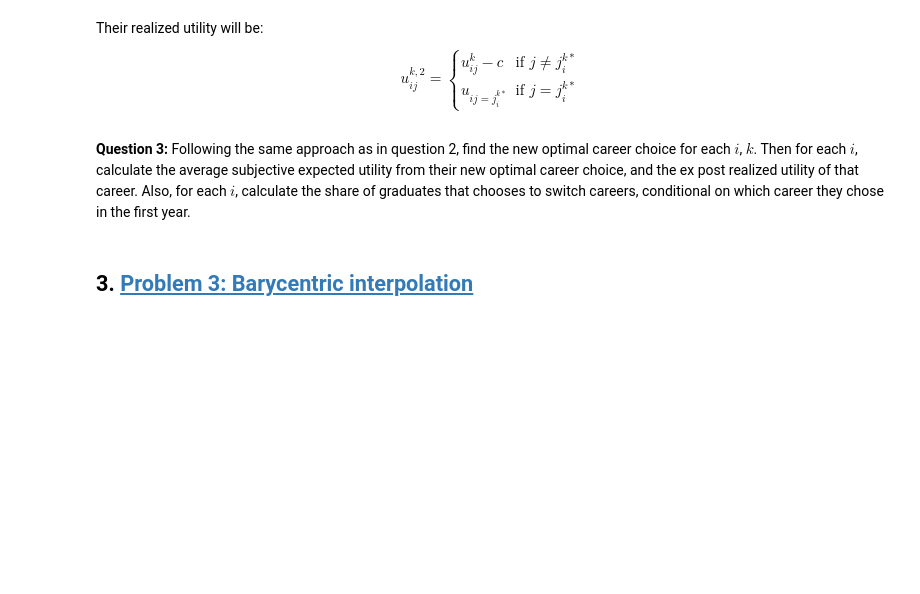
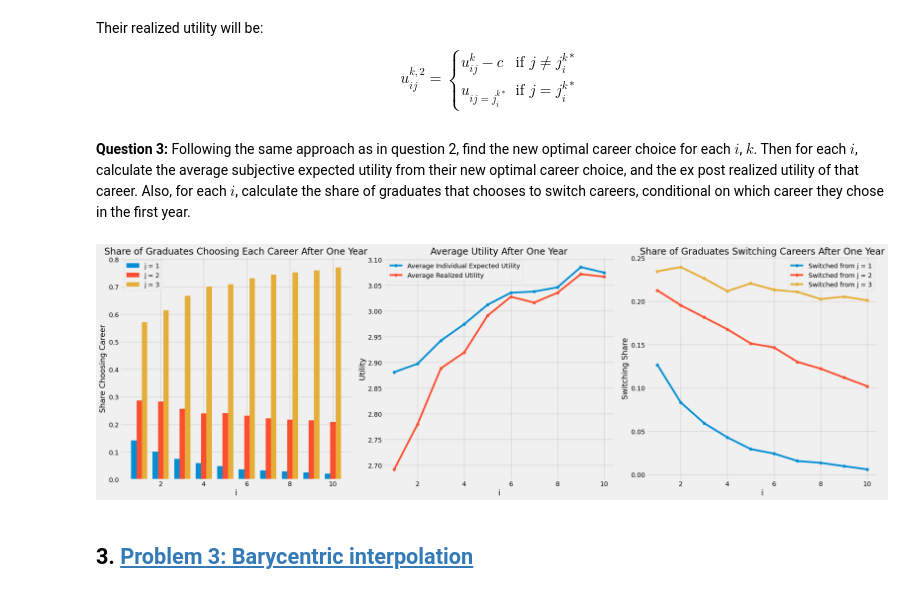
Before and after one commit to NumEconCopenhagen/projects-2024-a-j, a Jupyter notebook: examproject/exam_2024.ipynb, the cells around one changed output. Cells and saved outputs as stored; diff of their text form; code cells hidden in the pictures; blank space fills up the shorter version.

```diff
--- a/examproject/exam_2024.ipynb
+++ b/examproject/exam_2024.ipynb
@@ -391,3 +381,79 @@ $$
+# %%
+# Simulating the new optimal career choice after one year
+new_career_choices = np.zeros((par.N, par.K), dtype=int)
+new_ind_expected_utilities = np.zeros((par.N, par.K))
+new_realized_utilities = np.zeros((par.N, par.K))
+
+for i in range(par.N):
+    F_i = i + 1
+    prior_expected_utility = calculate_prior_expected_utility(par.v, F_i, par.sigma, par.K)
+    epsilon_graduate = np.random.normal(0, par.sigma, (par.J, par.K))
+
+    for k in range(par.K):
+        j_star = np.argmax(prior_expected_utility[:, k])
+        initial_utility = par.v[j_star] + epsilon_graduate[j_star, k]
+
+        new_prior_utility = prior_expected_utility - par.c
+        new_prior_utility[j_star] = initial_utility
+
+        new_j_star = np.argmax(new_prior_utility[:, k])
+        new_career_choices[i, k] = new_j_star
+        new_ind_expected_utilities[i, k] = new_prior_utility[new_j_star, k]
+        new_realized_utilities[i, k] = par.v[new_j_star] + epsilon_graduate[new_j_star, k] - (par.c if new_j_star != j_star else 0)
+
+# Calculations for visualization
+new_career_share = np.zeros((par.N, par.J))
+new_average_ind_utility = np.zeros(par.N)
+new_average_realized_utility = np.zeros(par.N)
+switching_share = np.zeros((par.N, par.J))
+
+for i in range(par.N):
+    for j in range(par.J):
+        new_career_share[i, j] = np.mean(new_career_choices[i] == j)
+    new_average_ind_utility[i] = np.mean(new_ind_expected_utilities[i])
+    new_average_realized_utility[i] = np.mean(new_realized_utilities[i])
+
+    for j in range(par.J):
+        switching_share[i, j] = np.mean((career_choices[i] == j) & (new_career_choices[i] != j))
+
+
+# Plotting graphs
+fig, axes = plt.subplots(nrows=1, ncols=3, figsize=(24, 8))
+
+# Share of graduates choosing each career after one year
+width = 0.25
+x = np.arange(par.N) + 1
+axes[0].bar(x - width, new_career_share[:, 0], width, label='j = 1')
+axes[0].bar(x, new_career_share[:, 1], width, label='j = 2')
+axes[0].bar(x + width, new_career_share[:, 2], width, label='j = 3')
+axes[0].set_xlabel('i')
+axes[0].set_ylabel('Share Choosing Career')
+axes[0].set_title('Share of Graduates Choosing Each Career After One Year')
+axes[0].legend()
+
+# Average subjective expected utility and ex post realized utility after one year
+axes[1].plot(x, new_average_ind_utility, marker='o', label='Average Individual Expected Utility')
+axes[1].plot(x, new_average_realized_utility, marker='o', label='Average Realized Utility')
+axes[1].set_xlabel('i')
+axes[1].set_ylabel('Utility')
+axes[1].set_title('Average Utility After One Year')
+axes[1].legend()
+axes[1].grid(True)
+
+# Share of graduates switching careers
+for j in range(par.J):
+    axes[2].plot(x, switching_share[:, j], marker='o', label=f'Switched from j = {j + 1}')
+axes[2].set_xlabel('i')
+axes[2].set_ylabel('Switching Share')
+axes[2].set_title('Share of Graduates Switching Careers After One Year')
+axes[2].legend()
+axes[2].grid(True)
+
+plt.style.use('fivethirtyeight')
+plt.tight_layout()
+plt.show()
+# %% [output]
+[figure, added]
 # %% [markdown]
 ## 3. <a id='toc3_'></a>[Problem 3: Barycentric interpolation](#toc0_)
 # %% [markdown]
```
Also changed, not shown: parts of 3 cells of this notebook, 1 other file.
